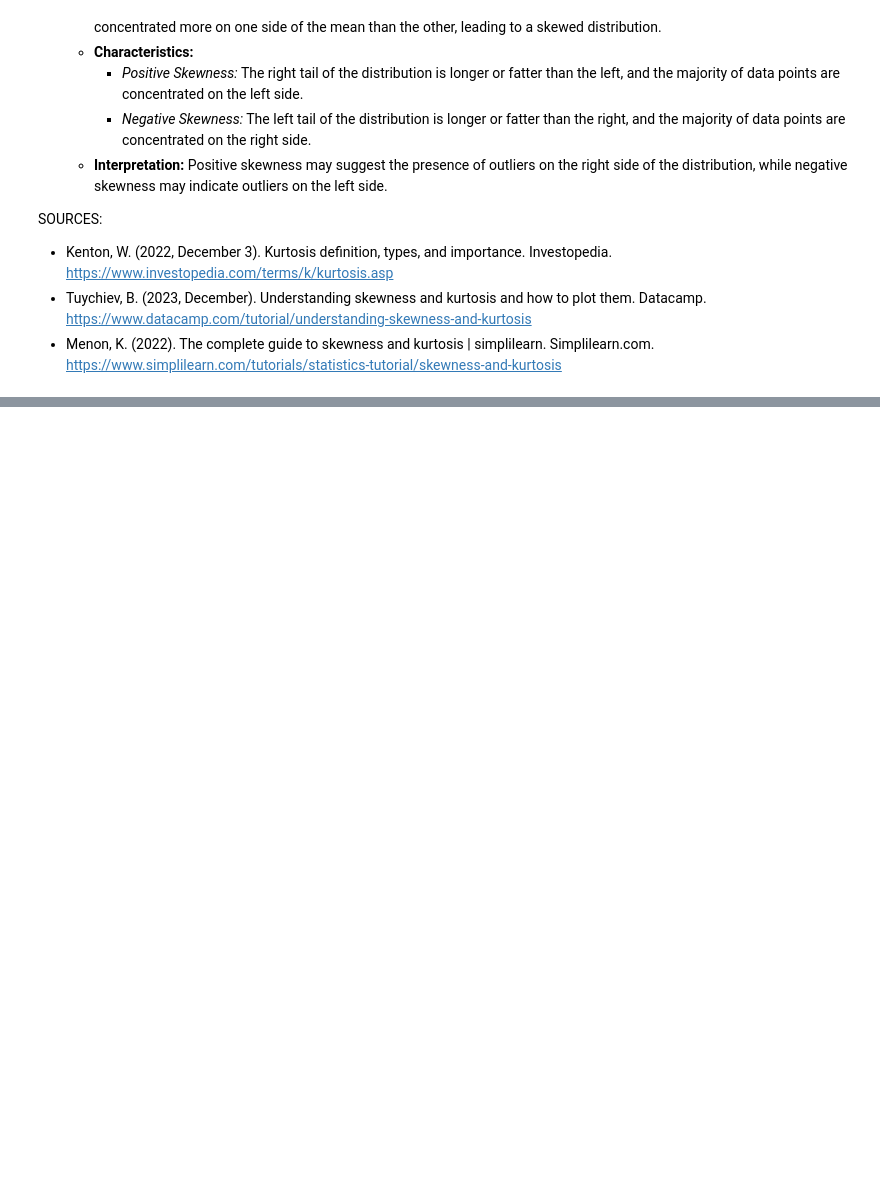
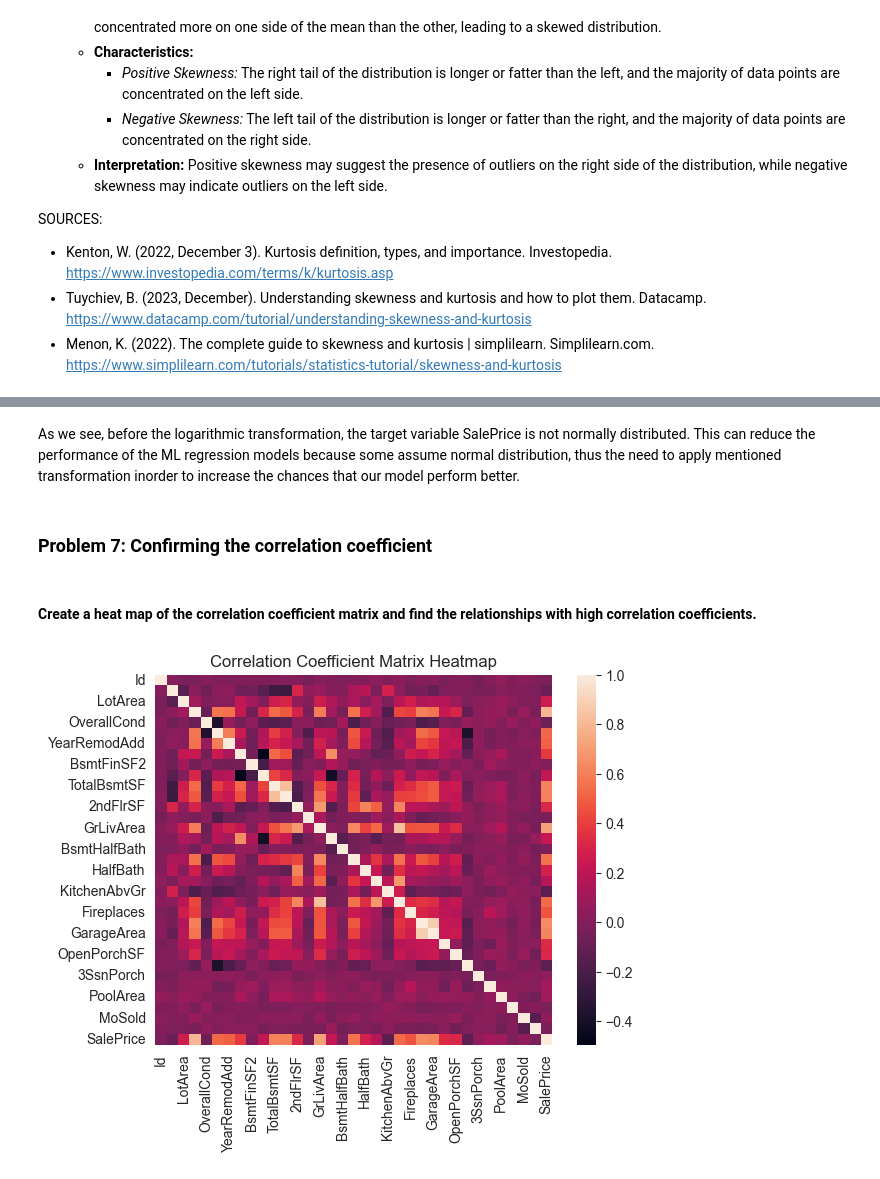
Before and after one commit to David-Jr/divic-ml-course-assignments, a Jupyter notebook: housing-information-analysis/housing-information-analysis.ipynb, the cells around one changed output, grey strips where cells are left out. Cells and saved outputs as stored; diff of their text form; code cells hidden in the pictures; blank space fills up the shorter version.

```diff
--- a/housing-information-analysis/housing-information-analysis.ipynb
+++ b/housing-information-analysis/housing-information-analysis.ipynb
@@ -185,0 +231,13 @@ SOURCES:
+# %% [markdown]
+As we see, before the logarithmic transformation, the target variable SalePrice is not normally distributed.
+This can reduce the performance of the ML regression models because some assume normal distribution, thus the need to apply mentioned transformation inorder to increase the chances that our model perform better.
+# %% [markdown]
+### Problem 7: Confirming the correlation coefficient
+# %% [markdown]
+#### Create a heat map of the correlation coefficient matrix and find the relationships with high correlation coefficients.
+# %%
+correlation_matrix = data_cleaned.iloc[:,:63].corr()
+sns.heatmap(correlation_matrix, annot=False, cbar=True)
+plt.title('Correlation Coefficient Matrix Heatmap');
+# %% [output]
+[figure, added]
```
Also changed, not shown: parts of 14 cells of this notebook.
